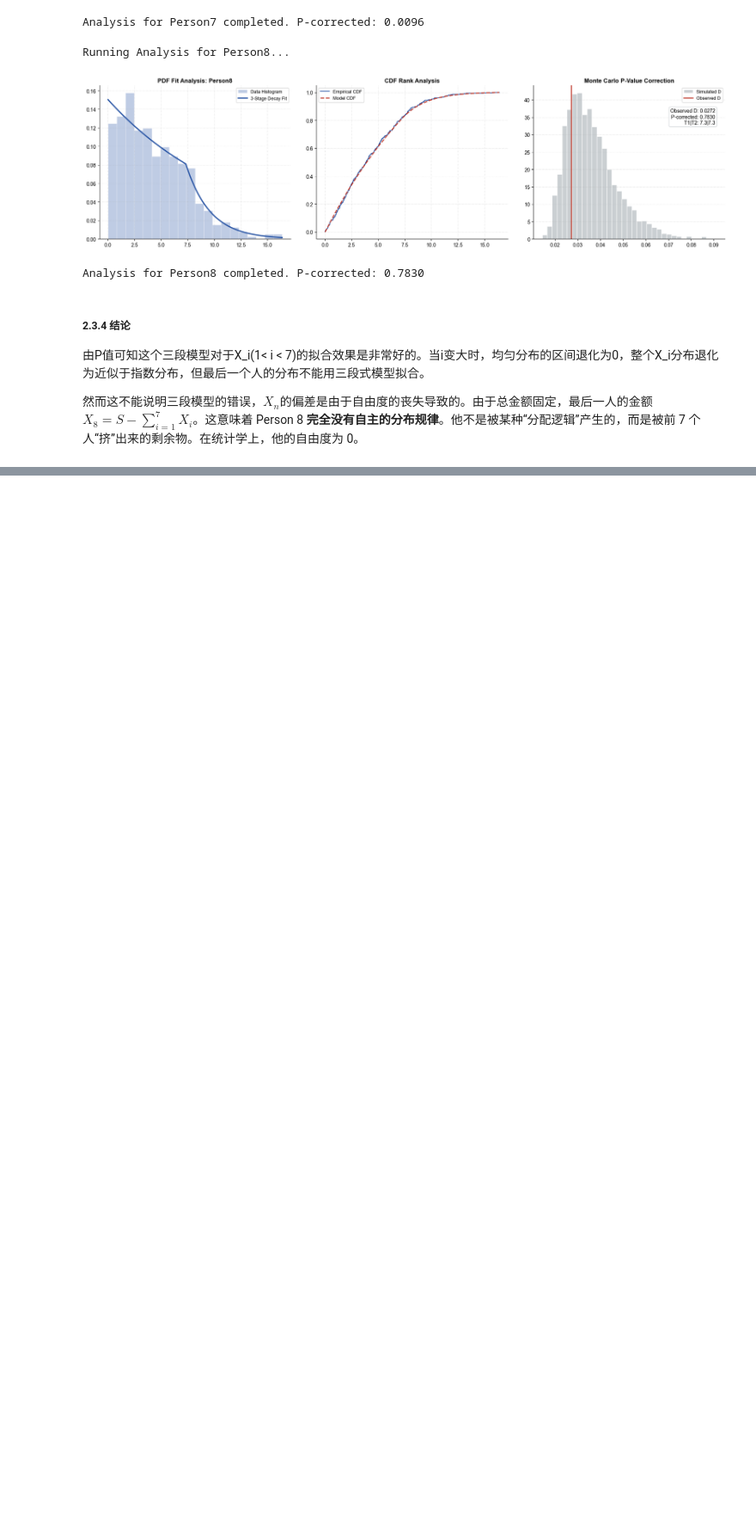
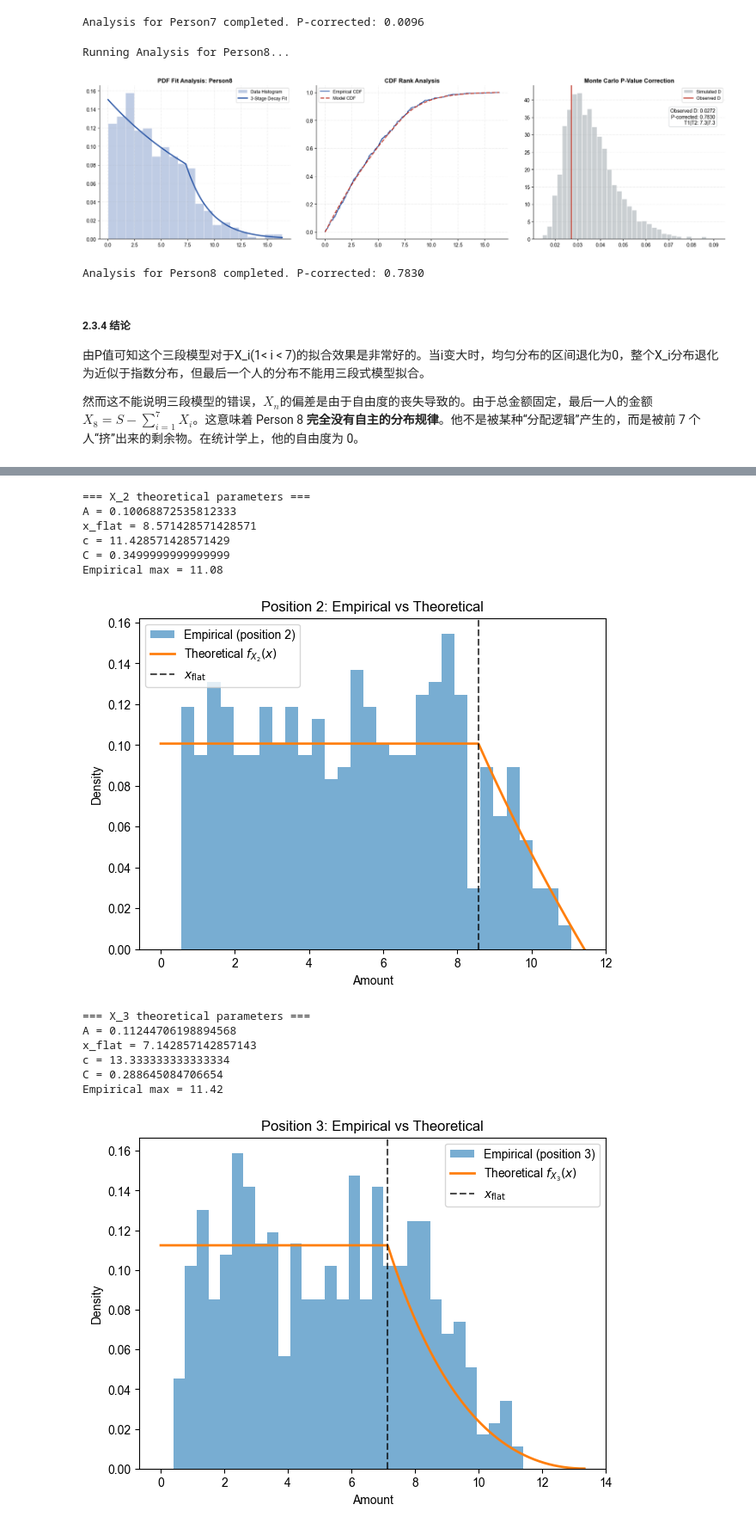
Before and after one commit to WjNaG2/SI140-RedEnvelope, a Jupyter notebook: pro3-1.ipynb, the cells around one changed output, grey strips where cells are left out. Shown at 86% size. Saved outputs shown, nothing was run; the diff lists cells and outputs as text; code cells hidden in the pictures; blank space fills up the shorter version.

```diff
--- a/pro3-1.ipynb
+++ b/pro3-1.ipynb
@@ -775,0 +1474,14 @@ Analysis for Person8 completed. P-corrected: 0.7830
+# %%
+def f_Xk(x, k, n, m):
+    x = np.asarray(x)
+    pdf = np.zeros_like(x, dtype=float)
+
+    A, x_flat, C, c = theoretical_params_Xk(k, n, m)
+
+    mask1 = (x >= 0) & (x <= x_flat)
+    pdf[mask1] = A
+
+    mask2 = (x > x_flat) & (x <= c)
+    pdf[mask2] = C * (np.log(c / x[mask2]) ** (k - 1))
+
+    return pdf
@@ -775,0 +1531,22 @@ Analysis for Person8 completed. P-corrected: 0.7830
+# %%
+validate_Xk(df, k=2)
+validate_Xk(df, k=3)
+validate_Xk(df, k=4)
+validate_Xk(df, k=5)
+validate_Xk(df, k=6)
+validate_Xk(df, k=7)
+# %% [output]
+=== X_2 theoretical parameters ===
+A = 0.10068872535812333
+x_flat = 8.571428571428571
+c = 11.428571428571429
+C = 0.3499999999999999
+Empirical max = 11.08
+[figure, added]
+=== X_3 theoretical parameters ===
+A = 0.11244706198894568
+x_flat = 7.142857142857143
+c = 13.333333333333334
+C = 0.288645084706654
+Empirical max = 11.42
+[figure, added]
```
Also changed, not shown: parts of 48 cells of this notebook, 4 other files.
